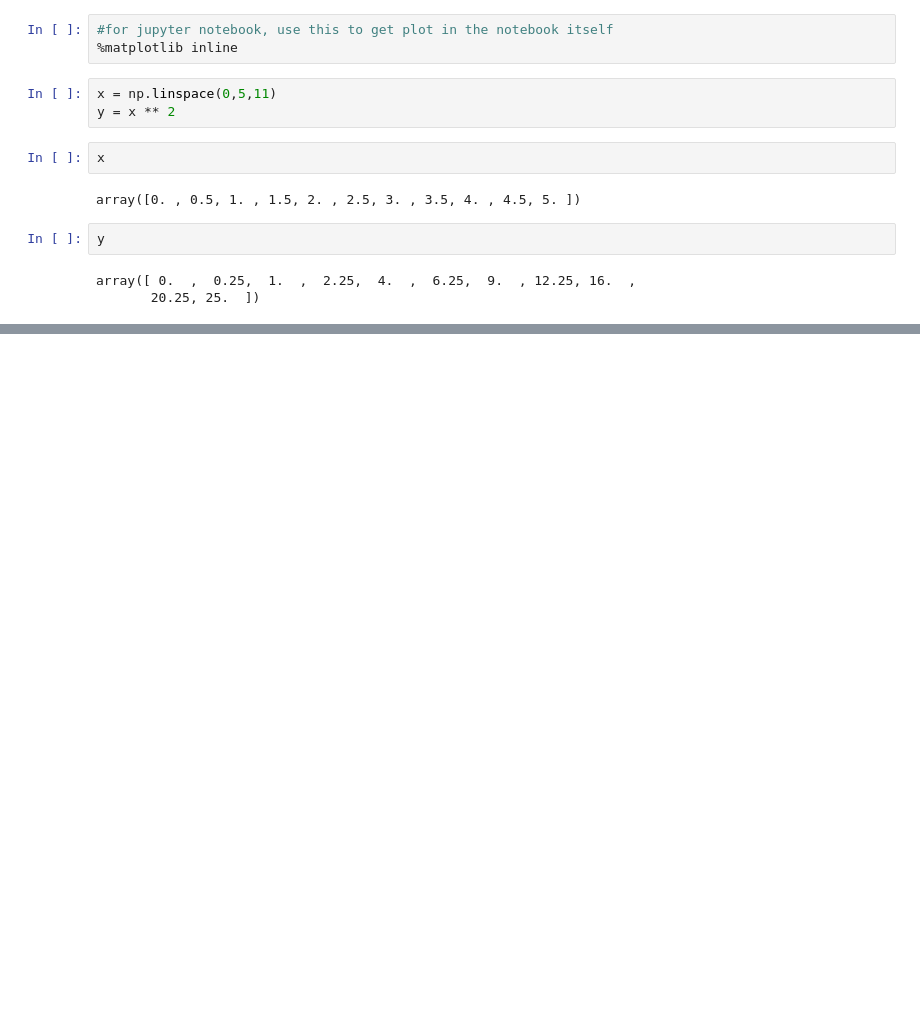
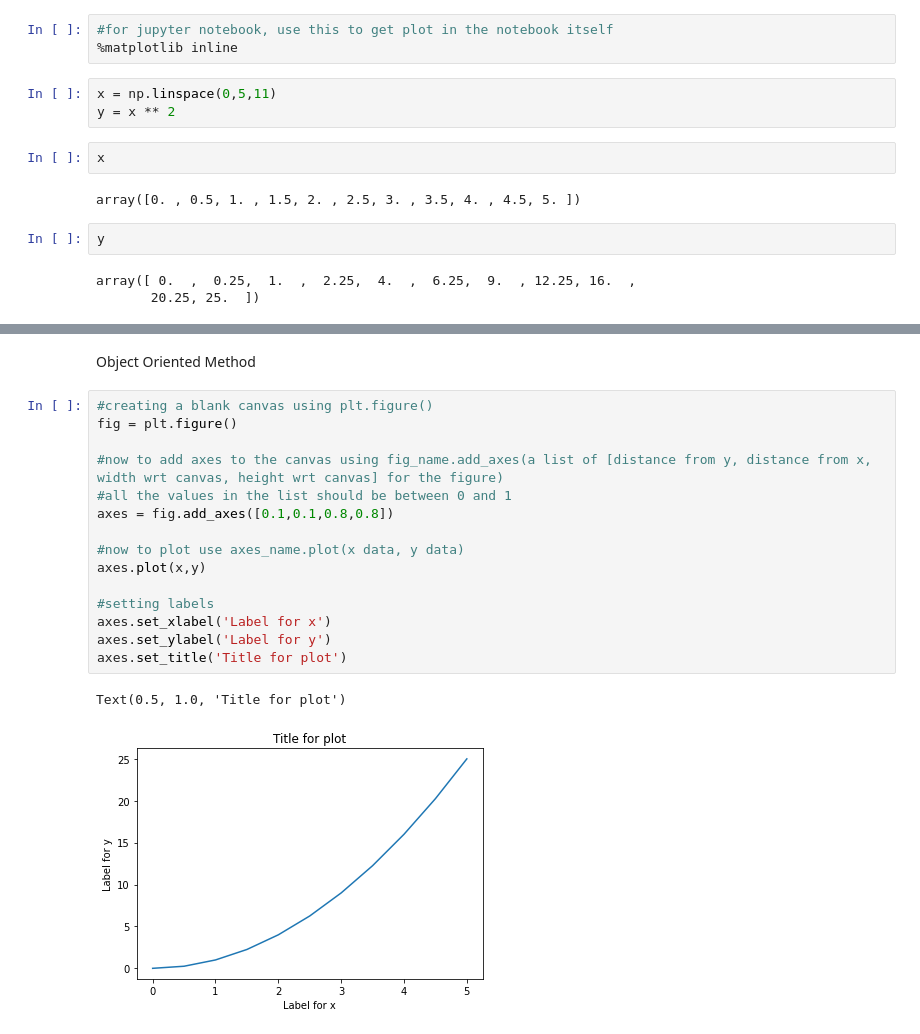
Before and after one commit to MIDAS-26/DS_ML, a Jupyter notebook: Matplotlib_Basics.ipynb, the cells around one changed output, grey strips where cells are left out. Drawn from its saved outputs; the diff is of its cells as text; blank space fills up the shorter version.

```diff
--- a/Matplotlib_Basics.ipynb
+++ b/Matplotlib_Basics.ipynb
@@ -27,0 +41,20 @@ Text(0.5, 1.0, 'Title for the plot')
+# %% [markdown]
+Object Oriented Method
+# %%
+#creating a blank canvas using plt.figure()
+fig = plt.figure()
+
+#now to add axes to the canvas using fig_name.add_axes(a list of [distance from y, distance from x, width wrt canvas, height wrt canvas] for the figure)
+#all the values in the list should be between 0 and 1
+axes = fig.add_axes([0.1,0.1,0.8,0.8])
+
+#now to plot use axes_name.plot(x data, y data)
+axes.plot(x,y)
+
+#setting labels
+axes.set_xlabel('Label for x')
+axes.set_ylabel('Label for y')
+axes.set_title('Title for plot')
+# %% [output]
+Text(0.5, 1.0, 'Title for plot')
+[figure, added]
```
Also changed, not shown: parts of 4 cells of this notebook.
